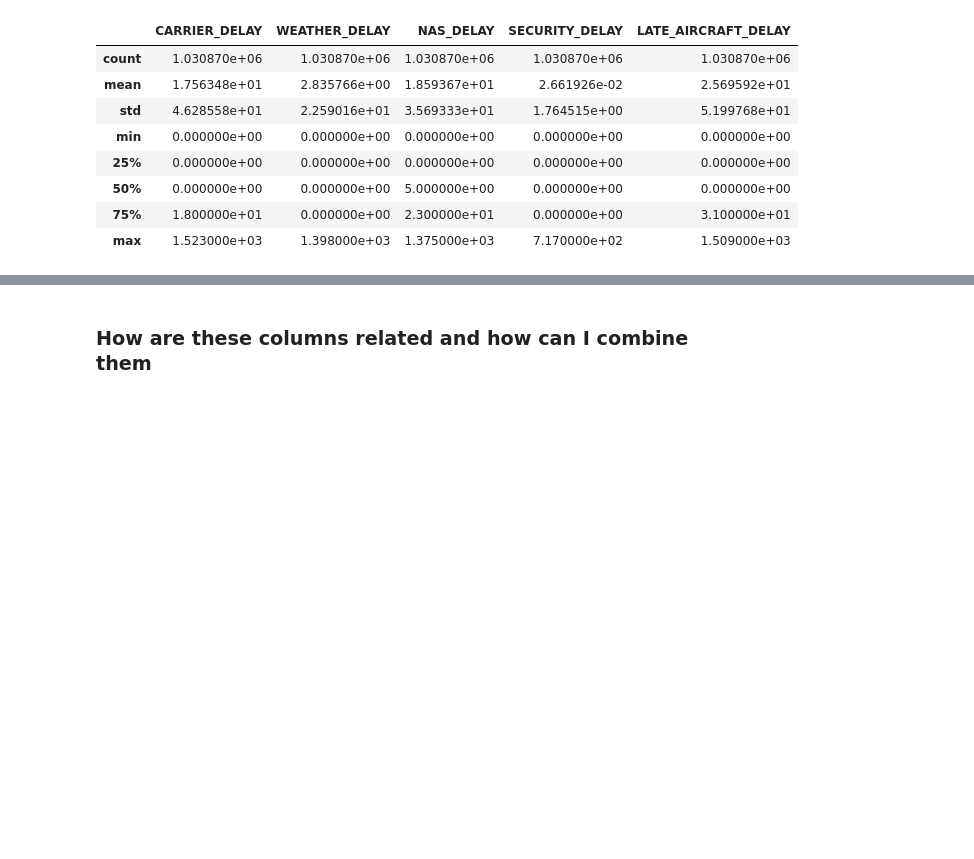
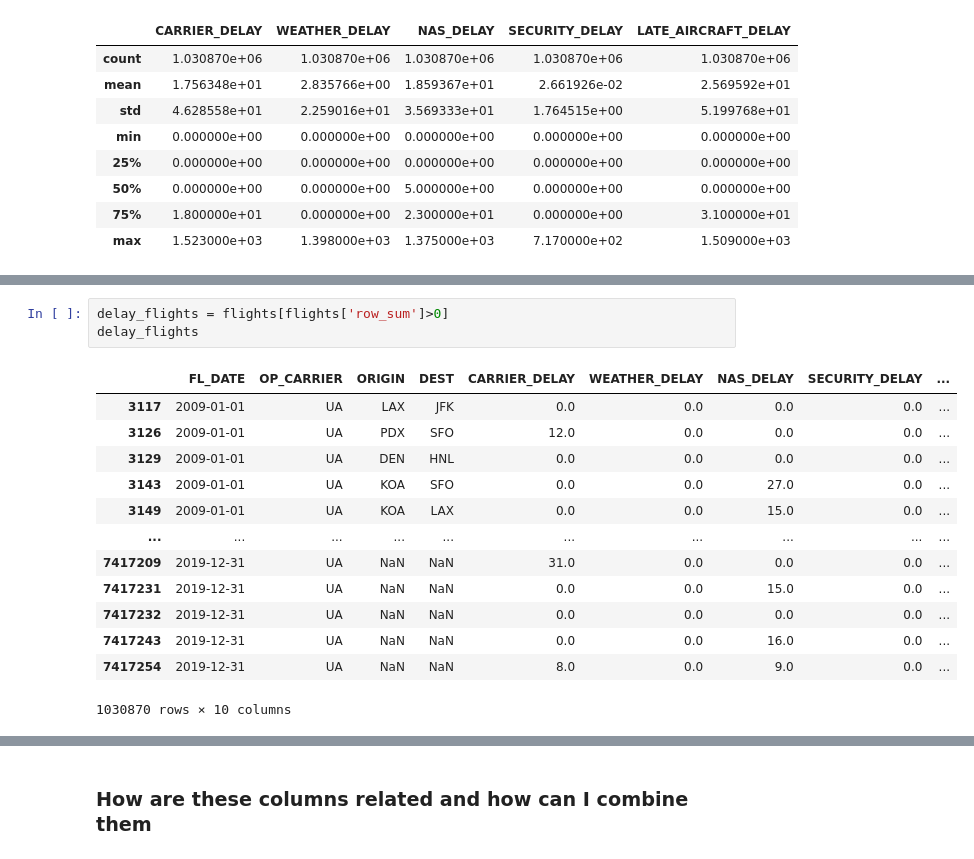
Before and after one commit to CLOUD-NINE-FLIGHT-SOLUTIONS/CLOUD-NINE-FLIGHT-SOLUTIONS, a Jupyter notebook: Mannie/explore.ipynb, the cells around one changed output, grey strips where cells are left out. Drawn from its saved outputs; the diff is of its cells as text; blank space fills up the shorter version.

```diff
--- a/Mannie/explore.ipynb
+++ b/Mannie/explore.ipynb
@@ -51,0 +92,17 @@ flights.describe()
+# %%
+delay_flights = flights[flights['row_sum']>0]
+delay_flights
+# %% [output]
+|  | FL_DATE | OP_CARRIER | ORIGIN | DEST | CARRIER_DELAY | WEATHER_DELAY | NAS_DELAY | SECURITY_DELAY | ... |
+| 3117 | 2009-01-01 | UA | LAX | JFK | 0.0 | 0.0 | 0.0 | 0.0 | ... |
+| 3126 | 2009-01-01 | UA | PDX | SFO | 12.0 | 0.0 | 0.0 | 0.0 | ... |
+| 3129 | 2009-01-01 | UA | DEN | HNL | 0.0 | 0.0 | 0.0 | 0.0 | ... |
+| 3143 | 2009-01-01 | UA | KOA | SFO | 0.0 | 0.0 | 27.0 | 0.0 | ... |
+| 3149 | 2009-01-01 | UA | KOA | LAX | 0.0 | 0.0 | 15.0 | 0.0 | ... |
+| ... | ... | ... | ... | ... | ... | ... | ... | ... | ... |
+| 7417209 | 2019-12-31 | UA | NaN | NaN | 31.0 | 0.0 | 0.0 | 0.0 | ... |
+| 7417231 | 2019-12-31 | UA | NaN | NaN | 0.0 | 0.0 | 15.0 | 0.0 | ... |
+| 7417232 | 2019-12-31 | UA | NaN | NaN | 0.0 | 0.0 | 0.0 | 0.0 | ... |
+| 7417243 | 2019-12-31 | UA | NaN | NaN | 0.0 | 0.0 | 16.0 | 0.0 | ... |
+| 7417254 | 2019-12-31 | UA | NaN | NaN | 8.0 | 0.0 | 9.0 | 0.0 | ... |
+1030870 rows × 10 columns
```
Also changed, not shown: parts of 29 cells of this notebook, 3 other files.
